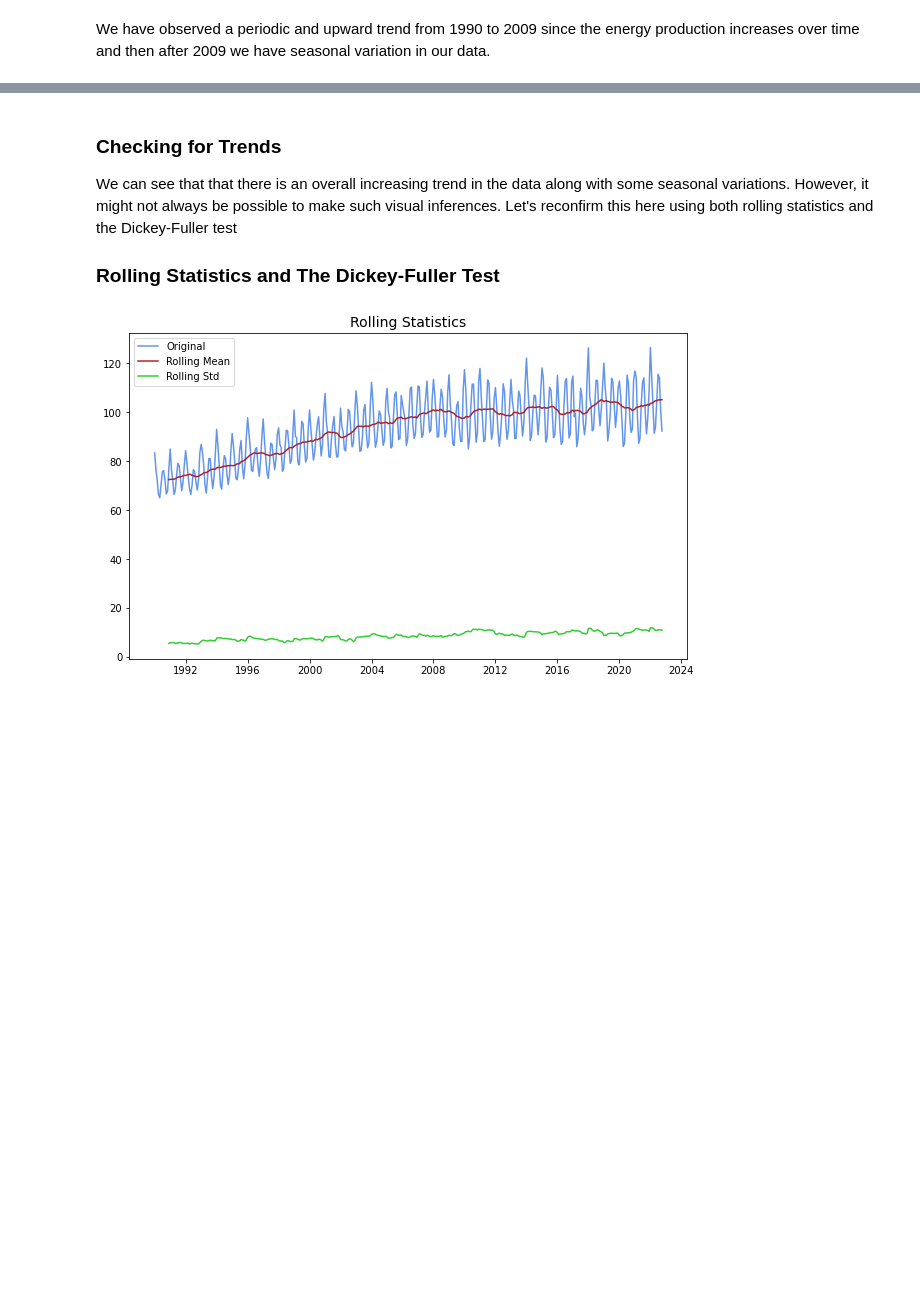
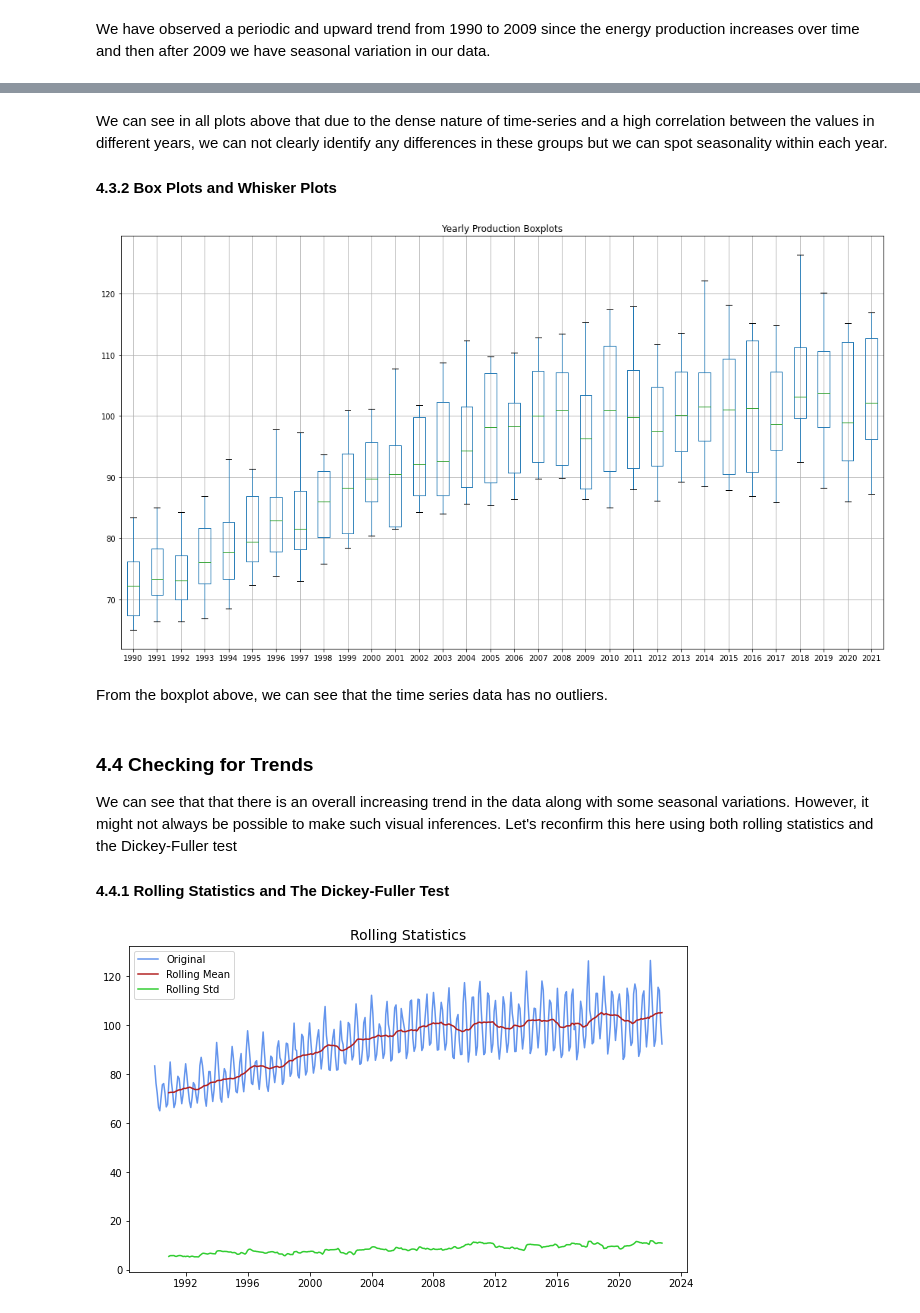
Before and after one commit to sophia14324/Phase-4-Project, a Jupyter notebook: starter_notebook.ipynb, the cells around one changed output, grey strips where cells are left out. Drawn from its saved outputs; the diff is of its cells as text; code cells hidden in the pictures; blank space fills up the shorter version.

```diff
--- a/starter_notebook.ipynb
+++ b/starter_notebook.ipynb
@@ -188,8 +201,20 @@ df_2015.plot(figsize=(14,8));
+# %% [markdown]
+We can see in all plots above that due to the dense nature of time-series and a high correlation between the values in different years, we can not clearly identify any differences in these groups but we can spot seasonality within each year.
+
+#### 4.3.2 Box Plots and Whisker Plots
+# %%
+#we use groups by years to plot box and whisker plot for each year for direct comparison
+energy_annual.boxplot(figsize = (18,10))
+plt.title('Yearly Production Boxplots');
+# %% [output]
+[figure, added]
+# %% [markdown]
+From the boxplot above, we can see that the time series data has no outliers.
 # %% [markdown]
-### Checking for Trends
+### 4.4 Checking for Trends
 We can see that that there is an overall increasing trend in the data along with some seasonal variations. However, it might not always be possible to make such visual inferences. Let's reconfirm this here using both rolling statistics and the Dickey-Fuller test
 
-### Rolling Statistics and The Dickey-Fuller Test
+#### 4.4.1 Rolling Statistics and The Dickey-Fuller Test
 # %%
 def stationarity_test(df, window = 12):
 
```
Also changed, not shown: parts of 39 cells of this notebook.
